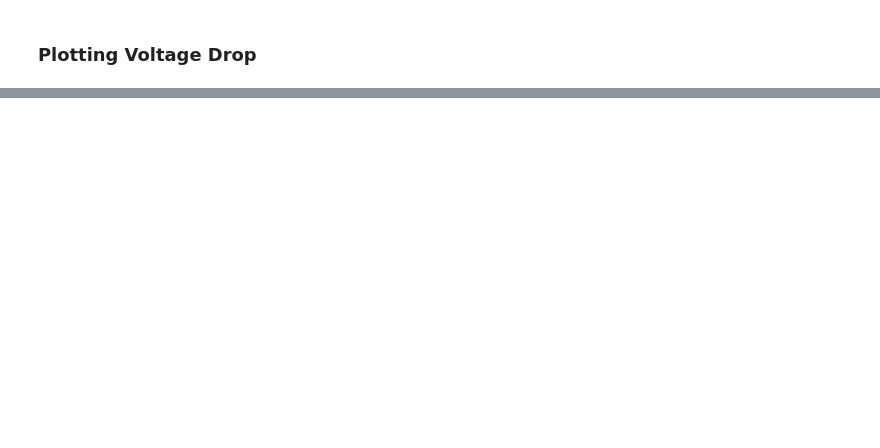
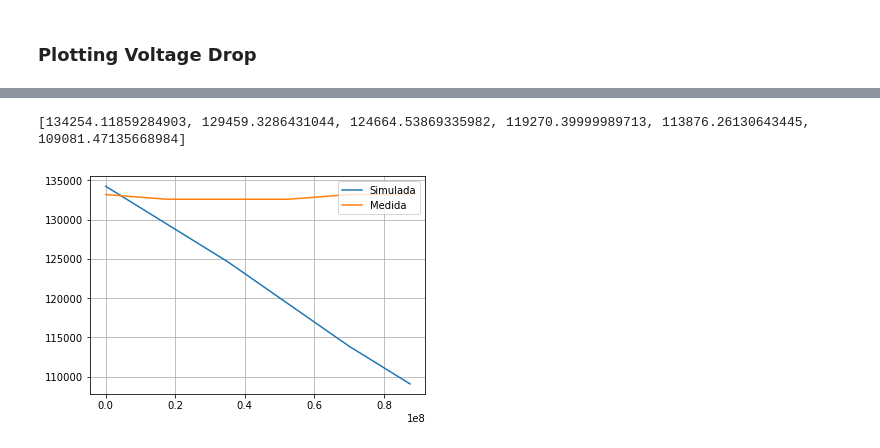
Before and after one commit to ElectricICAI/The-Challenge-of-Future-Energy-Systems, a Jupyter notebook: presentation.ipynb, the cells around one changed output, grey strips where cells are left out. Saved outputs shown, nothing was run; the diff lists cells and outputs as text; code cells hidden in the pictures; blank space fills up the shorter version.

```diff
--- a/presentation.ipynb
+++ b/presentation.ipynb
@@ -114,0 +199,15 @@ Here is the full report generated by LaTeX:
+# %%
+# Constante de Propagacion
+gamma = np.sqrt(Zs*(Yp));
+gamma_A = np.sqrt(Zs*(Yp*1e6))
+print("La constante de propagación vale:",gamma_A,"mrad/km")# mrad/km
+
+lambd = 2*pi*1e3/imag(gamma_A) # km
+print("La longitud de onda vale:",lambd, "km")
+
+v = lambd*frecuencia/3e8       # m/s
+print("La velocidad de propagación respecto de la luz:",v,"veces")
+
+# Impedancia caracteristica
+Zc = np.sqrt(Zs/Yp)
+abs(Zc)
@@ -114,0 +246,8 @@ Here is the full report generated by LaTeX:
+# %%
+# Matriz de transferencia
+A = np.cosh(gamma*L);
+B = -Zc*np.sinh(gamma*L);
+C = -np.sinh(gamma*L)/Zc;
+D = np.cosh(gamma*L);
+M = np.array([[A, B], [C, D]])
+print(M)
@@ -114,0 +271,25 @@ Here is the full report generated by LaTeX:
+# %%
+Io = []
+Vo = []
+V0 = []
+
+for i in range(6):
+    V0 = np.linalg.inv(M)*np.array([[V_final[i]],[I_load[i]]])
+    Vo.append(V0[0][0])
+    Io.append(V0[1][1])
+
+
+V = [abs(x)*np.sqrt(3) for x in Vo];
+I = [abs(x)*np.sqrt(3) for x in Io];
+print([V[x] for x in range(len(V))])
+# %% [output]
+[134254.11859284903, 129459.3286431044, 124664.53869335982, 119270.39999989713, 113876.26130643445, 109081.47135668984]
+# %%
+# Tensión inicial medida vs. tensión inicial simulada
+V_inicial1 = [ V_inicial[x]*np.sqrt(3) for x in range(len(V_inicial))]
+plt.plot(Pot,V,label = "Simulada")
+plt.plot(Pot,V_inicial1, label = "Medida")
+plt.legend(loc = 1)
+plt.grid(True)
+# %% [output]
+[figure, added]
```
Also changed, not shown: parts of 23 cells of this notebook.
